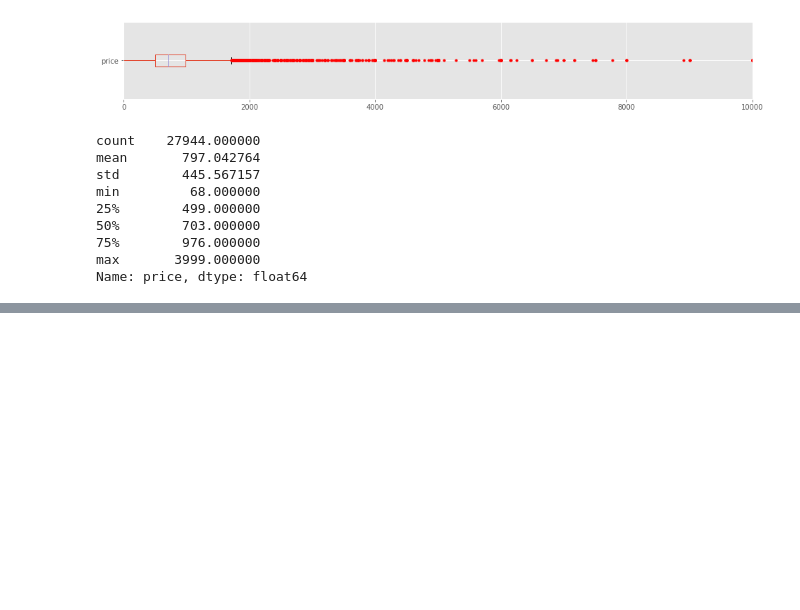
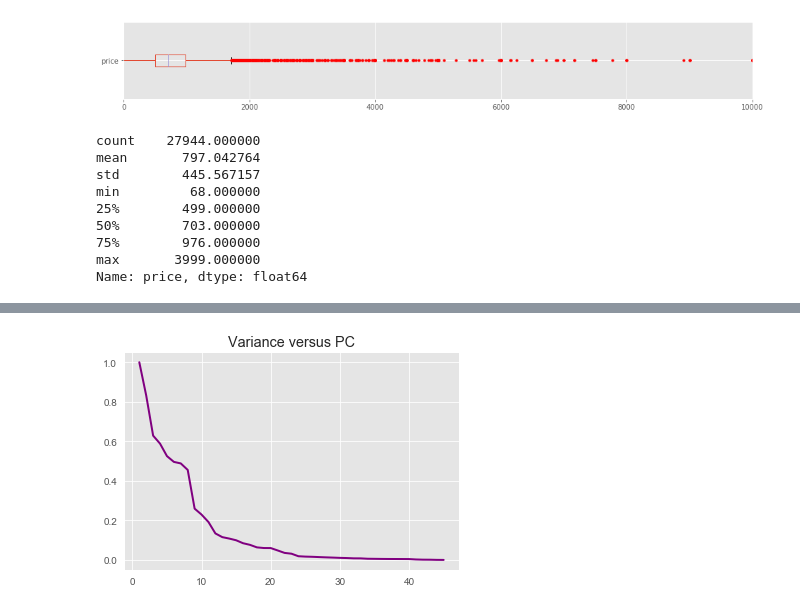
Before and after one commit to ruixiangcui/BDA, a Jupyter notebook: BDA3_og.ipynb, the cells around one changed output, grey strips where cells are left out. Cells and saved outputs as stored; diff of their text form; code cells hidden in the pictures; blank space fills up the shorter version.

```diff
--- a/BDA3_og.ipynb
+++ b/BDA3_og.ipynb
@@ -353,13 +480,15 @@ normalized_x=np.vstack((train_X,test_X))
 newData,eigVals,eigVects=pca(normalized_x)
 # %%
 eigVects=np.array(eigVects)
-x=range(1,len(eigVals)+1)
-y=eigVals/eigVals[0]
+dimension=range(1,len(eigVals)+1)
+variance=eigVals/eigVals[0]
 
 plt.style.use(style="ggplot")
 plt.title("Variance versus PC")
-plt.plot(x,y,color="#800080",linewidth=2.0)
+plt.plot(dimension,variance,color="#800080",linewidth=2.0)
 plt.show()
+# %% [output]
+[figure, added]
 # %%
 cumulative=[]
 k=0
```
Also changed, not shown: parts of 38 cells of this notebook, 1 other file.
